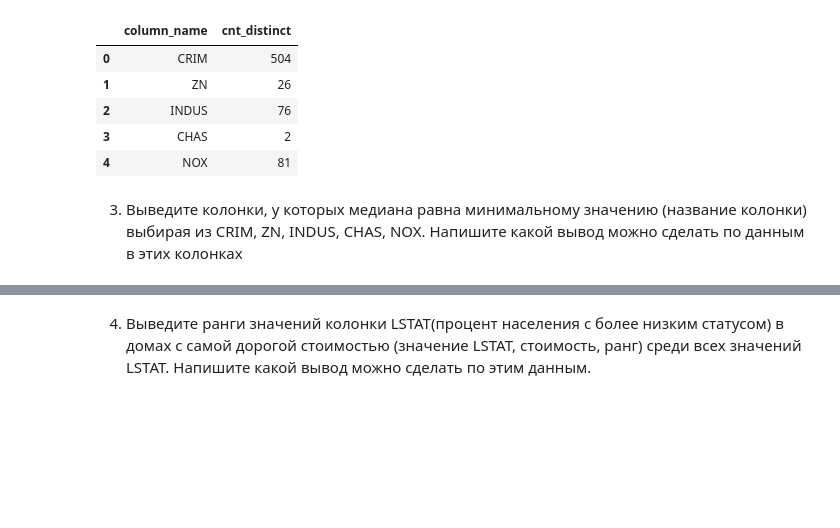
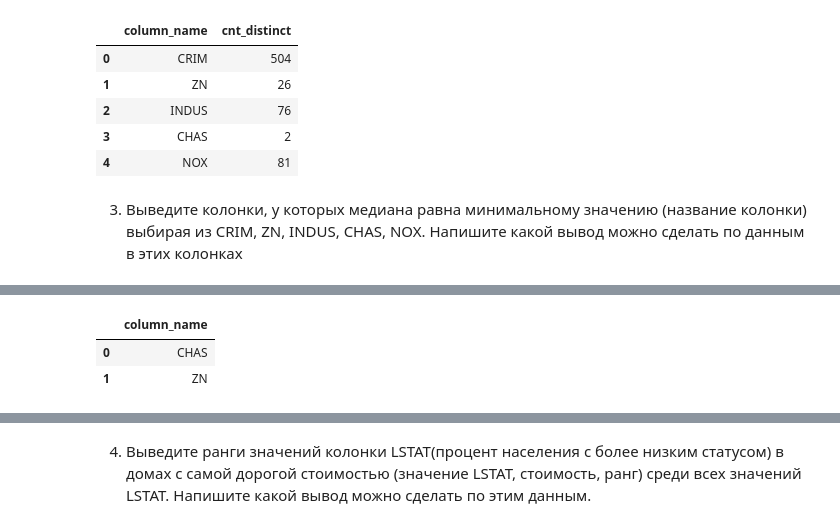
Before and after one commit to IvlevaAnna1/Hometasks, a Jupyter notebook: sql_2_HW_Ivleva_Anna.ipynb, the cells around one changed output, grey strips where cells are left out. Saved outputs shown, nothing was run; the diff lists cells and outputs as text; code cells hidden in the pictures; blank space fills up the shorter version.

```diff
--- a/sql_2_HW_Ivleva_Anna.ipynb
+++ b/sql_2_HW_Ivleva_Anna.ipynb
@@ -132,0 +119,84 @@ pd.read_sql(
+# %%
+pd.read_sql(
+    '''
+    select 'CRIM' as column_name
+    from (
+    select min,
+    case when prepare_for_median = '1_even' then (sum(CRIM) over())/2 else sum(CRIM) over() end as median
+    from (
+    SELECT CRIM,
+    min(CRIM) over() as min,
+    row_number() over(order by CRIM) as row_num,
+    count() over() as cnt_all,
+    case when (count() over())%2 = 0 then '1_even' else
+    case when (count() over())%2 != 0 then '2_odd' end end as prepare_for_median
+    FROM boston ) t
+    where case when prepare_for_median = '1_even' then t.row_num = ((cnt_all/2)+1) or t.row_num = cnt_all/2 else t.row_num = cnt_all/2 end) t2
+    where min = median
+  union
+    select 'ZN' as column_name
+    from (
+    select min,
+    case when prepare_for_median = '1_even' then (sum(ZN) over())/2 else sum(ZN) over() end as median
+    from (
+    SELECT ZN,
+    min(ZN) over() as min,
+    row_number() over(order by ZN) as row_num,
+    count() over() as cnt_all,
+    case when (count() over())%2 = 0 then '1_even' else
+    case when (count() over())%2 != 0 then '2_odd' end end as prepare_for_median
+    FROM boston ) t
+    where case when prepare_for_median = '1_even' then t.row_num = ((cnt_all/2)+1) or t.row_num = cnt_all/2 else t.row_num = cnt_all/2 end) t2
+    where min = median
+  union
+    select 'INDUS' as column_name
+    from (
+    select min,
+    case when prepare_for_median = '1_even' then (sum(INDUS) over())/2 else sum(INDUS) over() end as median
+    from (
+    SELECT INDUS,
+    min(INDUS) over() as min,
+    row_number() over(order by INDUS) as row_num,
+    count() over() as cnt_all,
+    case when (count() over())%2 = 0 then '1_even' else
+    case when (count() over())%2 != 0 then '2_odd' end end as prepare_for_median
+    FROM boston ) t
+    where case when prepare_for_median = '1_even' then t.row_num = ((cnt_all/2)+1) or t.row_num = cnt_all/2 else t.row_num = cnt_all/2 end) t2
+    where min = median
+  union
+    select 'CHAS' as column_name
+    from (
+    select min,
+    case when prepare_for_median = '1_even' then (sum(CHAS) over())/2 else sum(CHAS) over() end as median
+    from (
+    SELECT CHAS,
+    min(CHAS) over() as min,
+    row_number() over(order by CHAS) as row_num,
+    count() over() as cnt_all,
+    case when (count() over())%2 = 0 then '1_even' else
+    case when (count() over())%2 != 0 then '2_odd' end end as prepare_for_median
+    FROM boston ) t
+    where case when prepare_for_median = '1_even' then t.row_num = ((cnt_all/2)+1) or t.row_num = cnt_all/2 else t.row_num = cnt_all/2 end) t2
+    where min = median
+  union
+    select 'NOX' as column_name
+    from (
+    select min,
+    case when prepare_for_median = '1_even' then (sum(NOX) over())/2 else sum(NOX) over() end as median
+    from (
+    SELECT NOX,
+    min(NOX) over() as min,
+    row_number() over(order by NOX) as row_num,
+    count() over() as cnt_all,
+    case when (count() over())%2 = 0 then '1_even' else
+    case when (count() over())%2 != 0 then '2_odd' end end as prepare_for_median
+    FROM boston ) t
+    where case when prepare_for_median = '1_even' then t.row_num = ((cnt_all/2)+1) or t.row_num = cnt_all/2 else t.row_num = cnt_all/2 end) t2
+    where min = median
+    ''',
+    con,
+)
+# %% [output]
+|  | column_name |
+| 0 | CHAS |
+| 1 | ZN |
```
Also changed, not shown: parts of 13 cells of this notebook.
